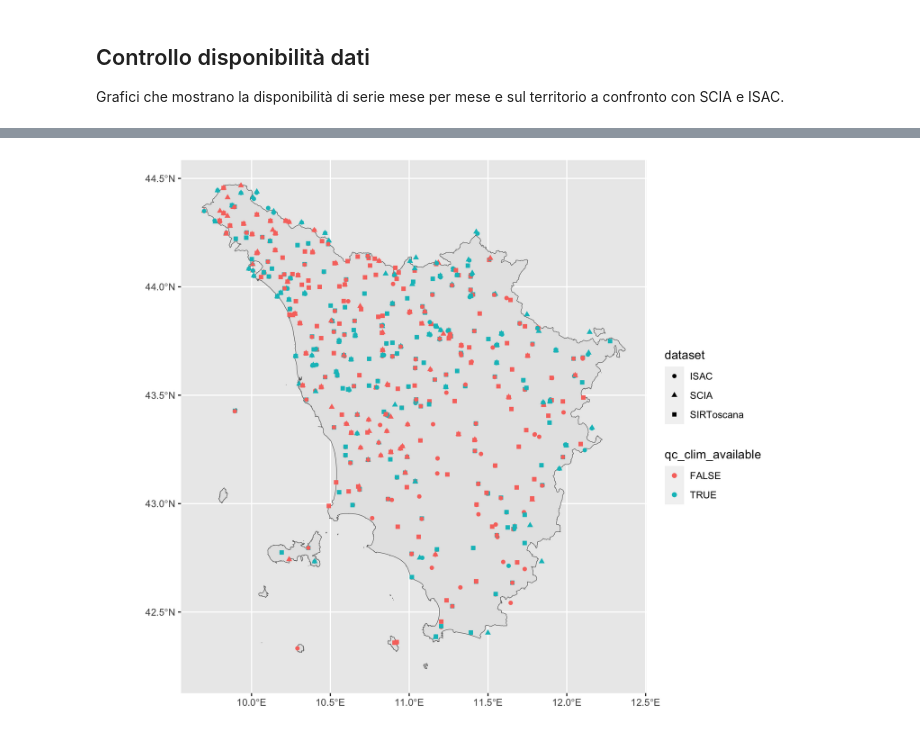
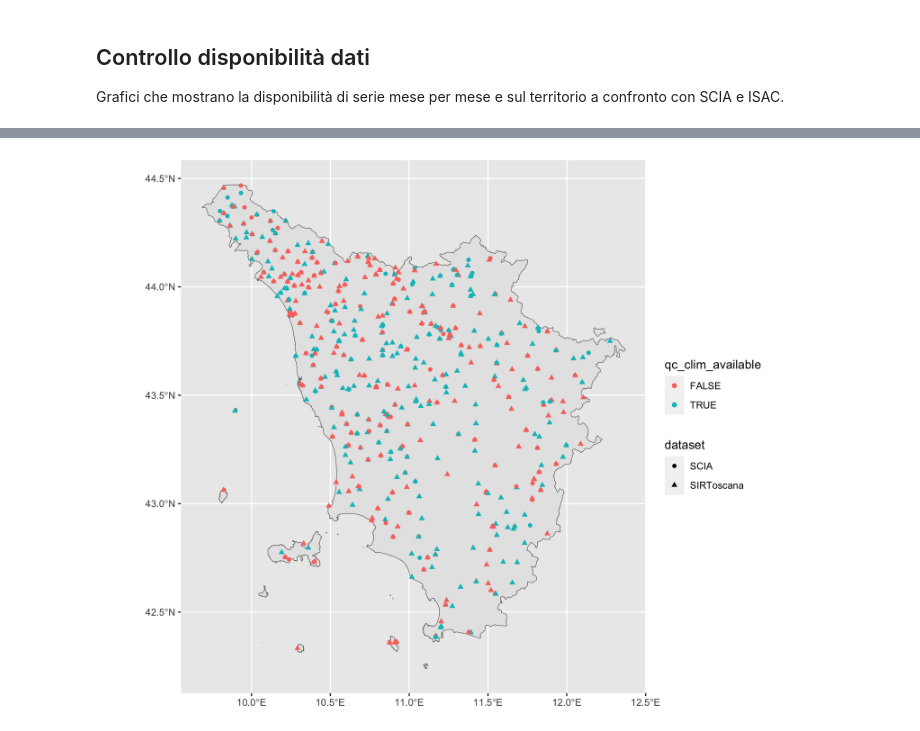
Before and after one commit to dnstudent/TesiMag, a Jupyter notebook: notebooks/integrazioni_regionali/toscana/data_load.ipynb, the cells around one changed output, grey strips where cells are left out. Cells and saved outputs as stored; diff of their text form; code cells hidden in the pictures.

Commit message:
Updated SIRT dataset

```diff
--- a/notebooks/integrazioni_regionali/toscana/data_load.ipynb
+++ b/notebooks/integrazioni_regionali/toscana/data_load.ipynb
@@ -99,0 +90,8 @@ p
+# %%
+conn <- dbConnect(duckdb())
+stations <- query_checkpoint(c(dataset, "SCIA"), "metadata", "raw", conn) |> filter(state == !!state)
+state_data <- query_checkpoint(c(dataset, "SCIA"), "data", "raw", conn) |>
+    filter(date >= as.Date("1990-01-01")) |>
+    semi_join(stations, join_by(dataset == original_dataset, station_id == original_id))
+c(p, ymonthly_avail) %<-% ymonthly_availabilities(state_data)
+p
@@ -100,5 +100,5 @@ p
 # %%
-c(p, climats) %<-% spatial_availabilities(ymonthly_avail, stations, state_boundaries)
+c(p, climats) %<-% spatial_availabilities(ymonthly_avail, stations, state_boundaries, n_years_threshold = 10L)
 p
 # %% [output]
-[figure, old version]
+[figure, new version]
```
Also changed, not shown: parts of 4 cells of this notebook, 1 other file.
